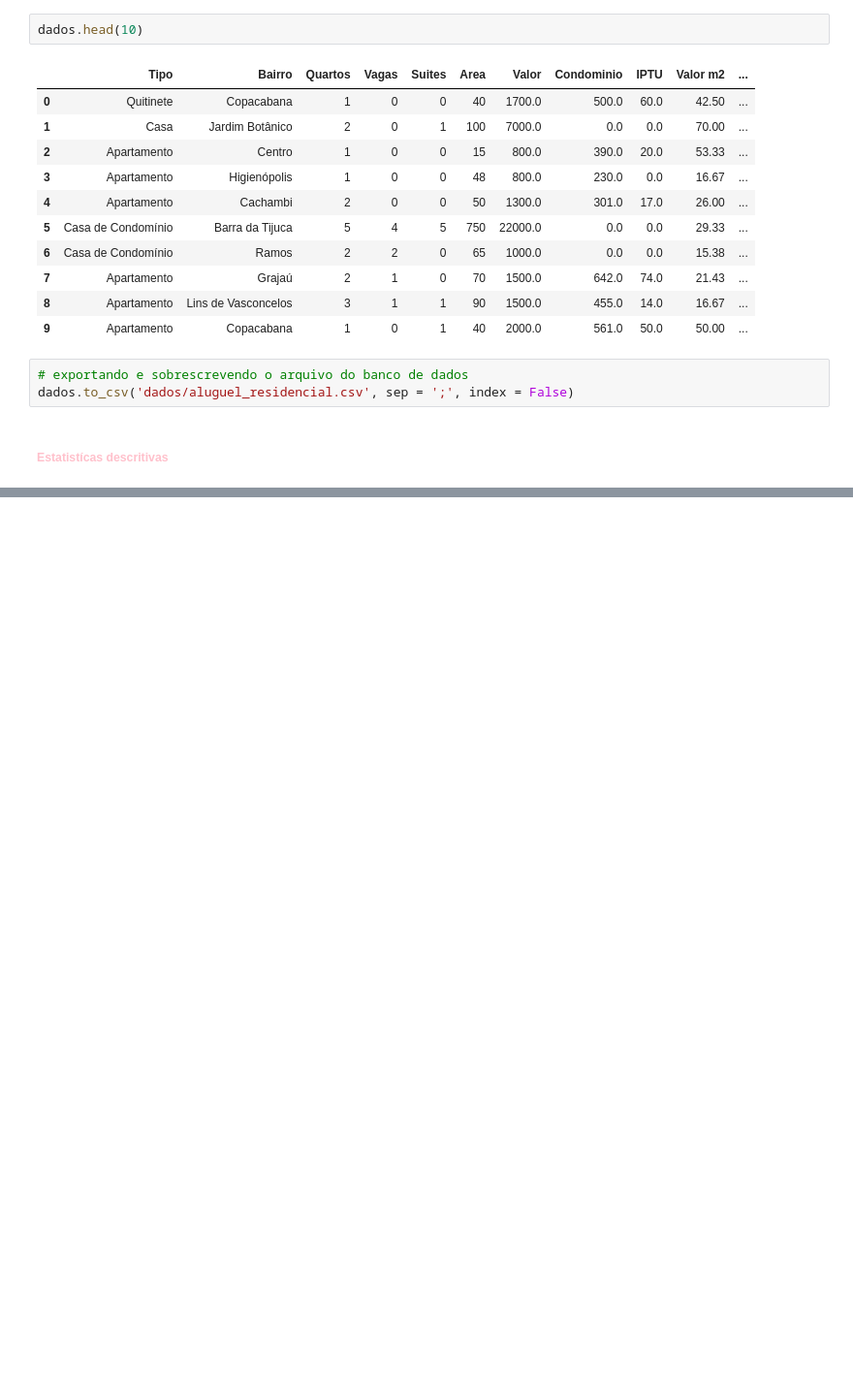
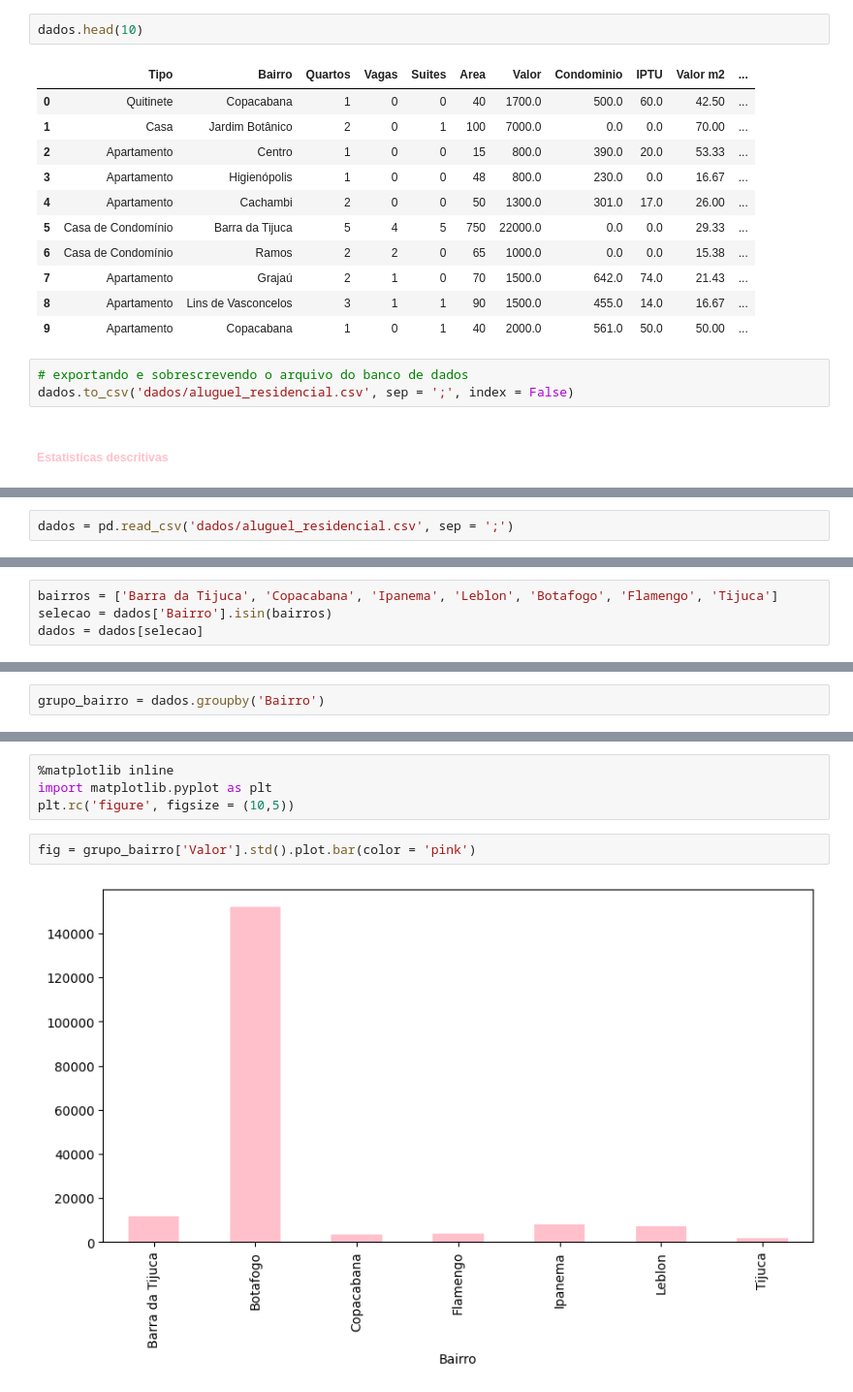
Before and after one commit to barbnrosa/data-science, a Jupyter notebook: curso2_python_pandas/python_pandas.ipynb, the cells around one changed output, grey strips where cells are left out. Shown: that part at 97% size. Saved outputs shown, nothing was run; the diff lists cells and outputs as text; blank space fills up the shorter version.

```diff
--- a/curso2_python_pandas/python_pandas.ipynb
+++ b/curso2_python_pandas/python_pandas.ipynb
@@ -788,0 +791,2 @@ dados.to_csv('dados/aluguel_residencial.csv', sep = ';', index = False)
+# %%
+dados = pd.read_csv('dados/aluguel_residencial.csv', sep = ';')
@@ -788,0 +815,4 @@ dados.to_csv('dados/aluguel_residencial.csv', sep = ';', index = False)
+# %%
+bairros = ['Barra da Tijuca', 'Copacabana', 'Ipanema', 'Leblon', 'Botafogo', 'Flamengo', 'Tijuca']
+selecao = dados['Bairro'].isin(bairros)
+dados = dados[selecao]
@@ -788,0 +832,2 @@ dados.to_csv('dados/aluguel_residencial.csv', sep = ';', index = False)
+# %%
+grupo_bairro = dados.groupby('Bairro')
@@ -788,0 +924,8 @@ dados.to_csv('dados/aluguel_residencial.csv', sep = ';', index = False)
+# %%
+%matplotlib inline
+import matplotlib.pyplot as plt
+plt.rc('figure', figsize = (10,5))
+# %%
+fig = grupo_bairro['Valor'].std().plot.bar(color = 'pink')
+# %% [output]
+[figure, added]
```
Also changed, not shown: parts of 29 cells of this notebook.
